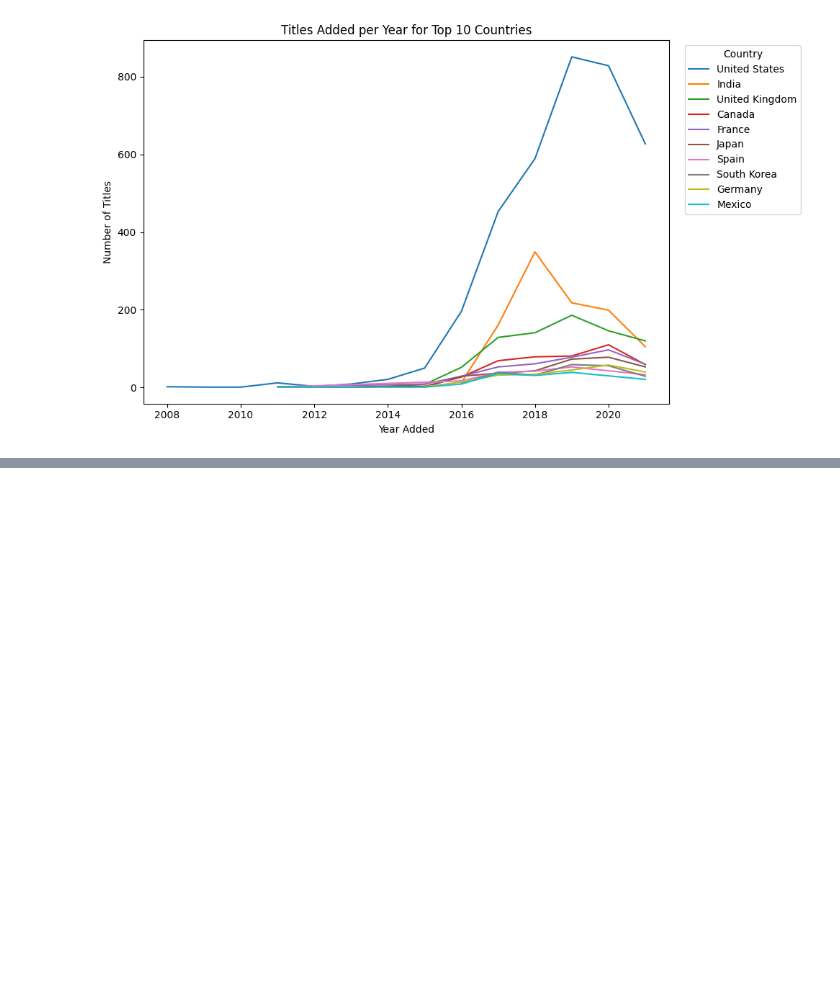
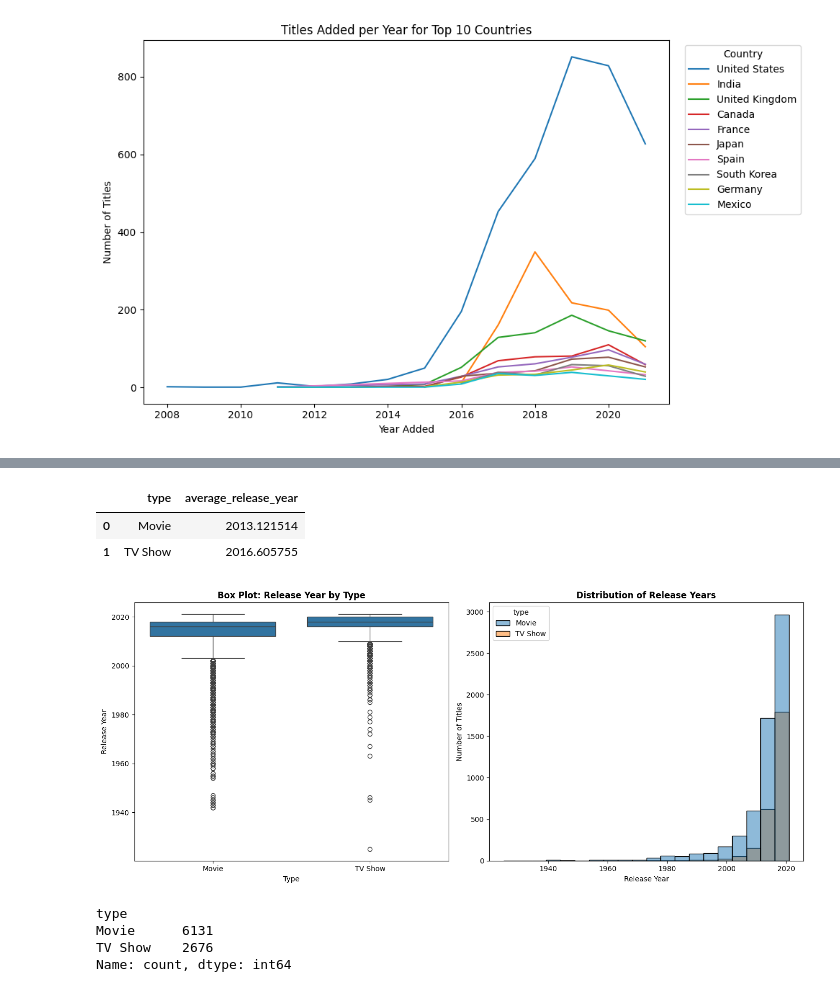
Before and after one commit to Juluissa/data_analysis_assignment_1, a Jupyter notebook: notebooks/analysis.ipynb, the cells around one changed output, grey strips where cells are left out. Saved outputs shown, nothing was run; the diff lists cells and outputs as text; code cells hidden in the pictures; blank space fills up the shorter version.

```diff
--- a/notebooks/analysis.ipynb
+++ b/notebooks/analysis.ipynb
@@ -182,0 +235,39 @@ plt.show()
+# %%
+avg_release = (
+    df.groupby("type")["release_year"]
+      .mean()
+      .reset_index(name="average_release_year")
+)
+
+avg_release
+# %% [output]
+|  | type | average_release_year |
+| 0 | Movie | 2013.121514 |
+| 1 | TV Show | 2016.605755 |
+# %%
+fig, axes = plt.subplots(1, 2, figsize=(14, 6))
+
+# BOX PLOT (Movies vs TV Shows release year)
+sns.boxplot(data=df, x="type", y="release_year", ax=axes[0])
+axes[0].set_title("Box Plot: Release Year by Type", fontsize=12, fontweight='bold')
+axes[0].set_xlabel("Type")
+axes[0].set_ylabel("Release Year")
+
+# DISTRIBUTION (Histogram)
+sns.histplot(data=df, x="release_year", hue="type", bins=20, ax=axes[1])
+axes[1].set_title("Distribution of Release Years", fontsize=12, fontweight='bold')
+axes[1].set_xlabel("Release Year")
+axes[1].set_ylabel("Number of Titles")
+
+plt.tight_layout()
+plt.show()
+# %% [output]
+[figure, added]
+# %%
+type_counts = df["type"].value_counts()
+type_counts
+# %% [output]
+type
+Movie      6131
+TV Show    2676
+Name: count, dtype: int64
```
Also changed, not shown: parts of 7 cells of this notebook.
